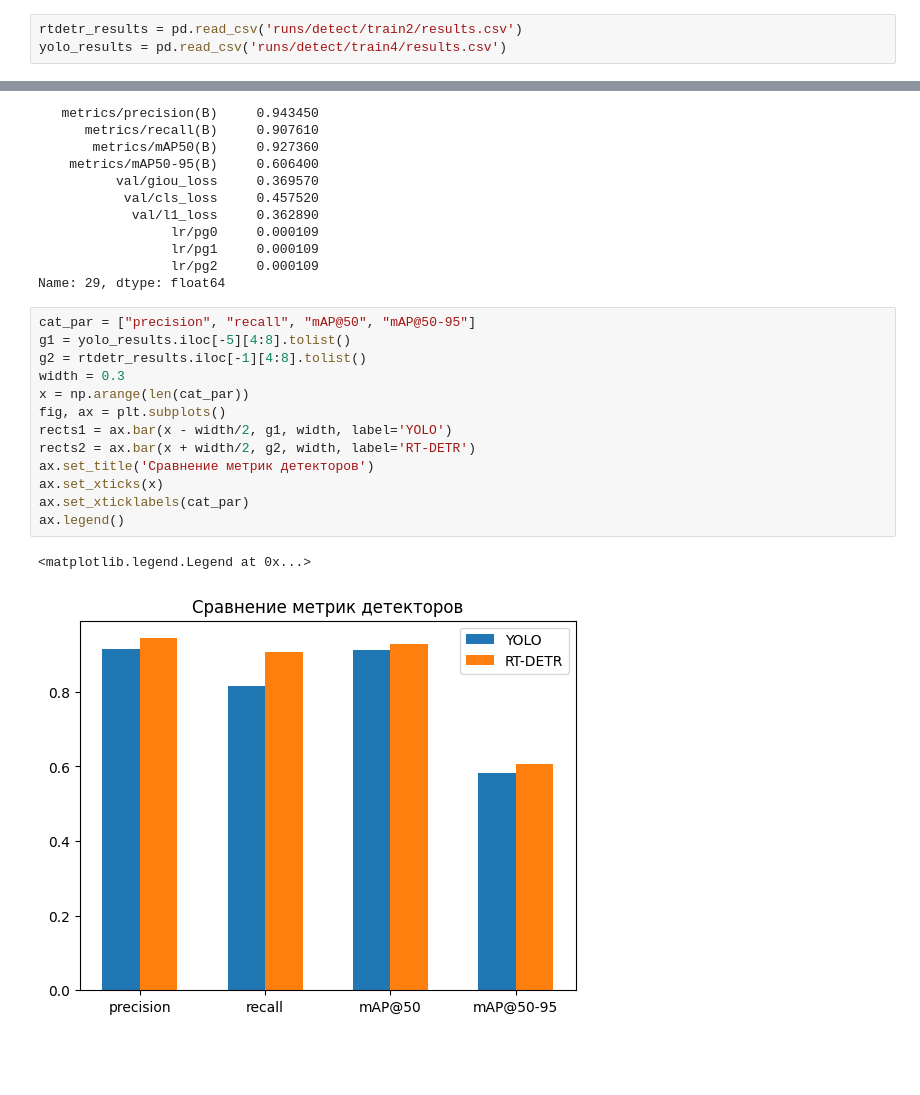
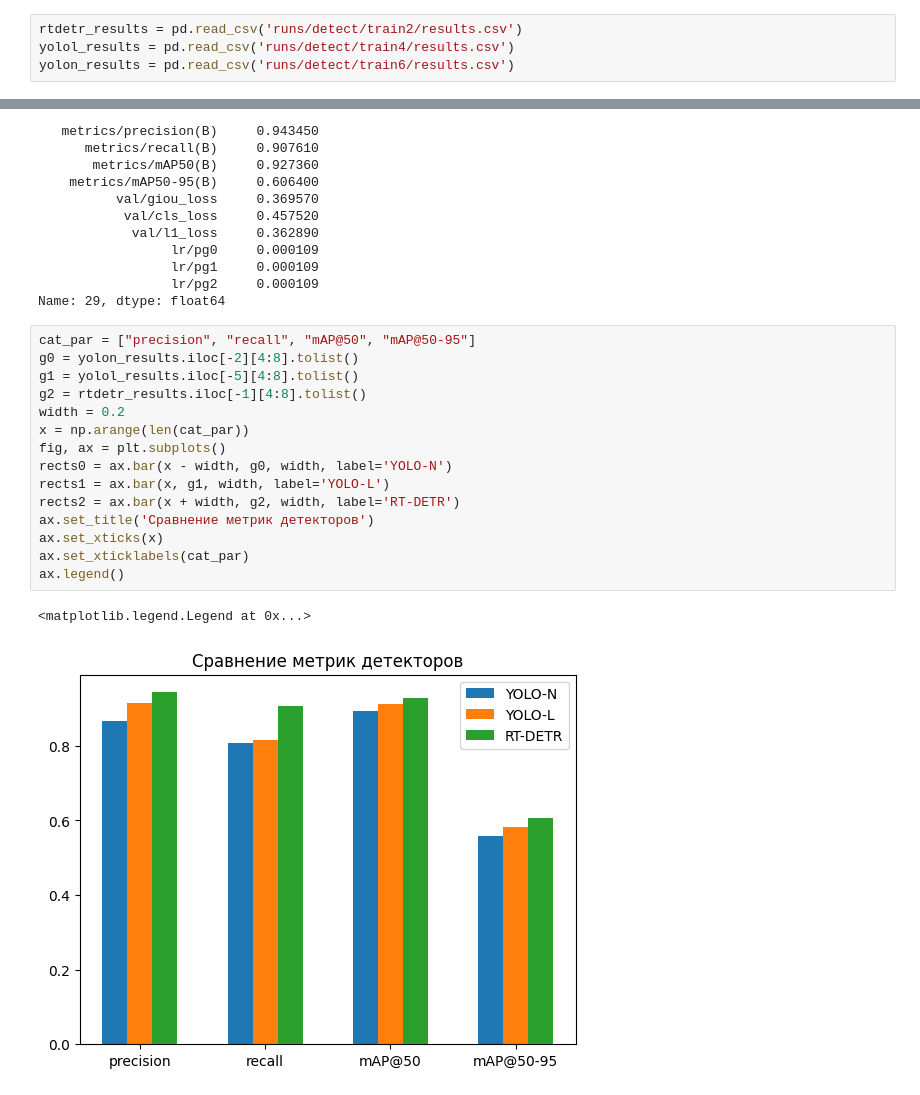
Before and after one commit to datanalist/watchdogs, a Jupyter notebook: notebooks/Clean_workplace.ipynb, the cells around one changed output, grey strips where cells are left out. Cells and saved outputs as stored; diff of their text form; blank space fills up the shorter version.

Commit message:
add yolon model and update notebook

```diff
--- a/notebooks/Clean_workplace.ipynb
+++ b/notebooks/Clean_workplace.ipynb
@@ -213,4 +270,5 @@ import matplotlib.pyplot as plt
 import pandas as pd
 # %%
 rtdetr_results = pd.read_csv('runs/detect/train2/results.csv')
-yolo_results = pd.read_csv('runs/detect/train4/results.csv')
+yolol_results = pd.read_csv('runs/detect/train4/results.csv')
+yolon_results = pd.read_csv('runs/detect/train6/results.csv')
@@ -252,17 +328,19 @@ rtdetr_results.iloc[-1]
 Name: 29, dtype: float64
 # %%
 cat_par = ["precision", "recall", "mAP@50", "mAP@50-95"]
-g1 = yolo_results.iloc[-5][4:8].tolist()
+g0 = yolon_results.iloc[-2][4:8].tolist()
+g1 = yolol_results.iloc[-5][4:8].tolist()
 g2 = rtdetr_results.iloc[-1][4:8].tolist()
-width = 0.3
+width = 0.2
 x = np.arange(len(cat_par))
 fig, ax = plt.subplots()
-rects1 = ax.bar(x - width/2, g1, width, label='YOLO')
-rects2 = ax.bar(x + width/2, g2, width, label='RT-DETR')
+rects0 = ax.bar(x - width, g0, width, label='YOLO-N')
+rects1 = ax.bar(x, g1, width, label='YOLO-L')
+rects2 = ax.bar(x + width, g2, width, label='RT-DETR')
 ax.set_title('Сравнение метрик детекторов')
 ax.set_xticks(x)
 ax.set_xticklabels(cat_par)
 ax.legend()
 # %% [output]
 <matplotlib.legend.Legend at 0x...>
-[figure, old version]
+[figure, new version]
```
Also changed, not shown: parts of 23 cells of this notebook, 2 other files.
